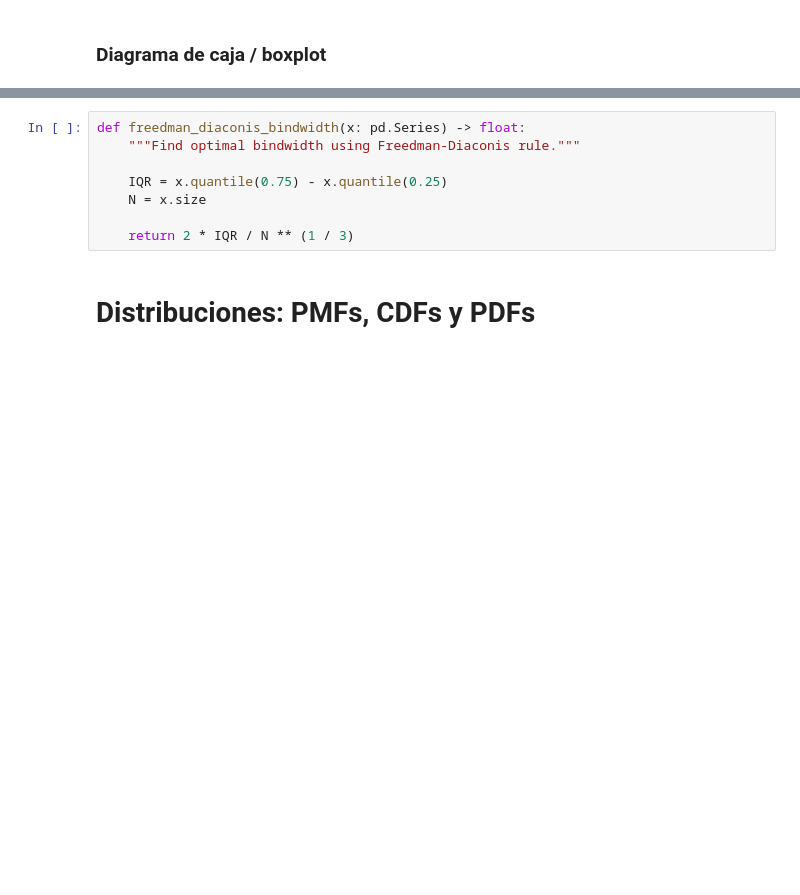
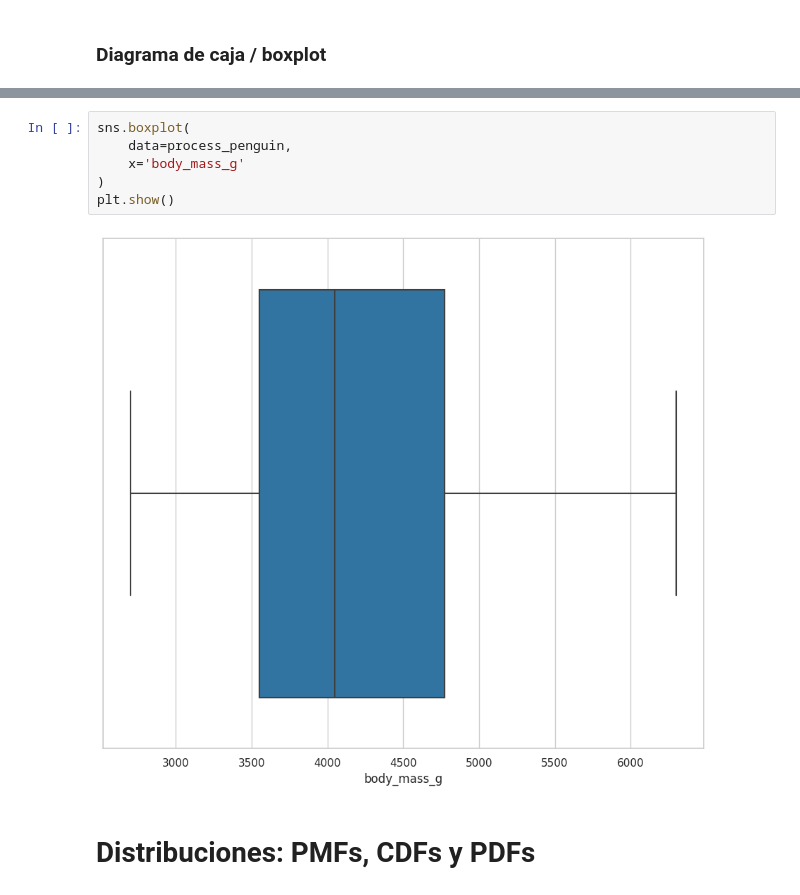
Before and after one commit to dionicio-alberto/Analisis-Explotarorio-De-Datos, a Jupyter notebook: curso.ipynb, the cells around one changed output, grey strips where cells are left out. Cells and saved outputs as stored; diff of their text form; blank space fills up the shorter version.

```diff
--- a/curso.ipynb
+++ b/curso.ipynb
@@ -524,11 +633,11 @@ plt.plot(fy_2, fx_2)
-# %%
-def freedman_diaconis_bindwidth(x: pd.Series) -> float:
-    """Find optimal bindwidth using Freedman-Diaconis rule."""
-
-    IQR = x.quantile(0.75) - x.quantile(0.25)
-    N = x.size
-
-    return 2 * IQR / N ** (1 / 3)
+# %%
+sns.boxplot(
+    data=process_penguin,
+    x='body_mass_g'
+)
+plt.show()
+# %% [output]
+[figure, added]
 # %% [markdown]
 # Distribuciones: PMFs, CDFs y PDFs
 # %% [markdown]
```
Also changed, not shown: parts of 24 cells of this notebook, 1 other file.
